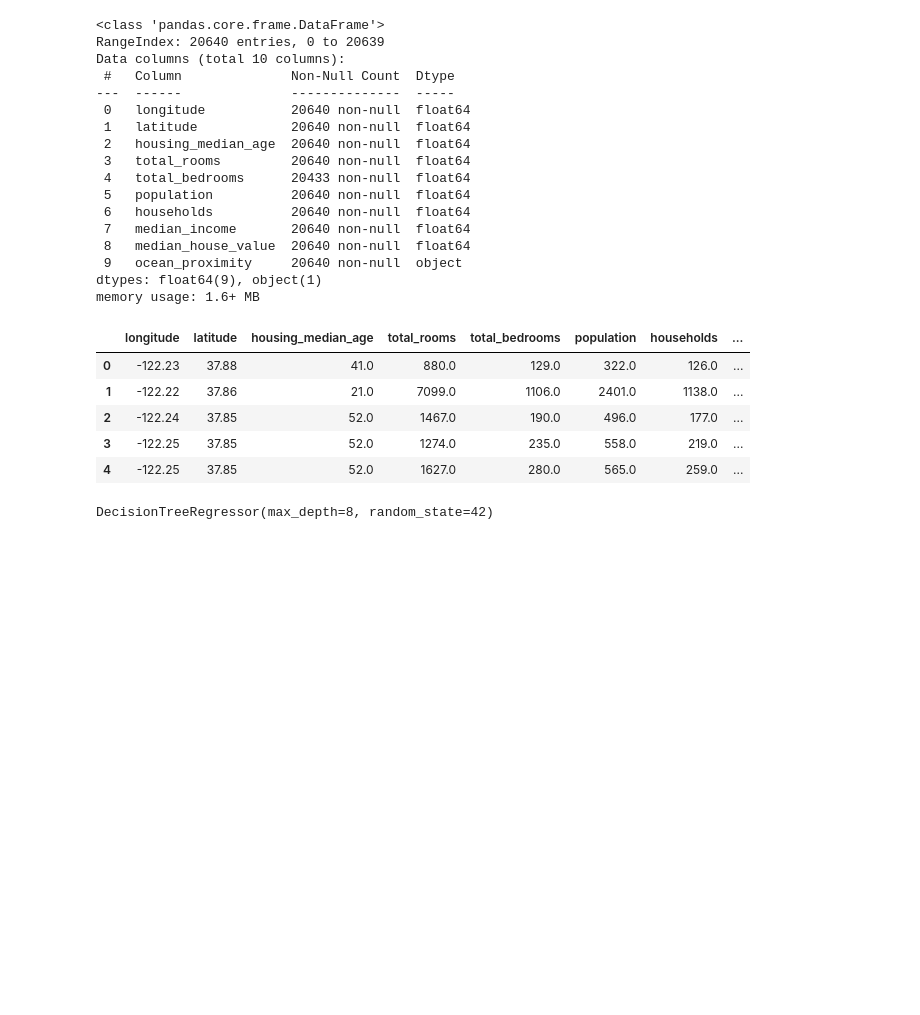
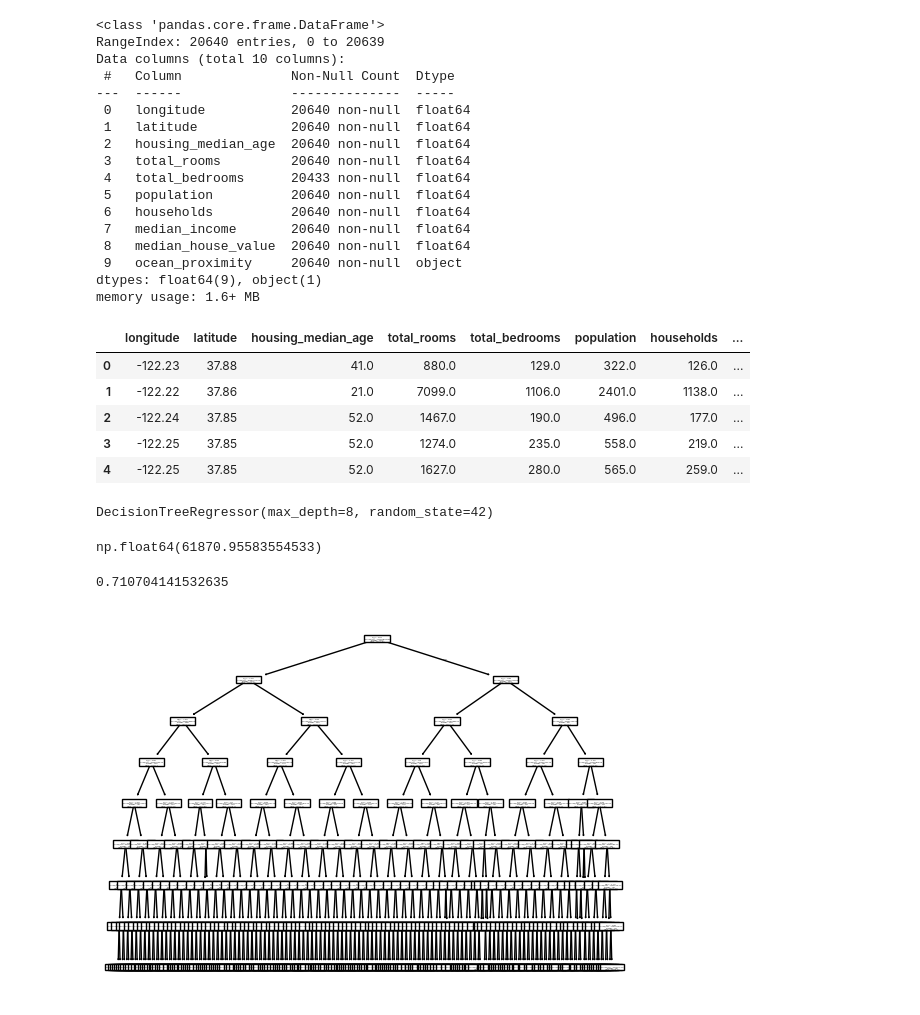
Before and after one commit to saket-nugget/CaliforniaHousing_RegTree, a Jupyter notebook: CaliforniaHousing_RegTree.ipynb, the cells around one changed output. Cells and saved outputs as stored; diff of their text form; code cells hidden in the pictures; blank space fills up the shorter version.

```diff
--- a/CaliforniaHousing_RegTree.ipynb
+++ b/CaliforniaHousing_RegTree.ipynb
@@ -62,0 +65,13 @@ DecisionTreeRegressor(max_depth=8, random_state=42)
+# %%
+np.sqrt(mean_squared_error(y_test,y_pred))
+# %% [output]
+np.float64(61870.95583554533)
+# %%
+rt.score(X_test,y_test)
+# %% [output]
+0.710704141532635
+# %%
+plot_tree(rt)
+plt.show()
+# %% [output]
+[figure, added]
```
Also changed, not shown: parts of 1 cell of this notebook.
